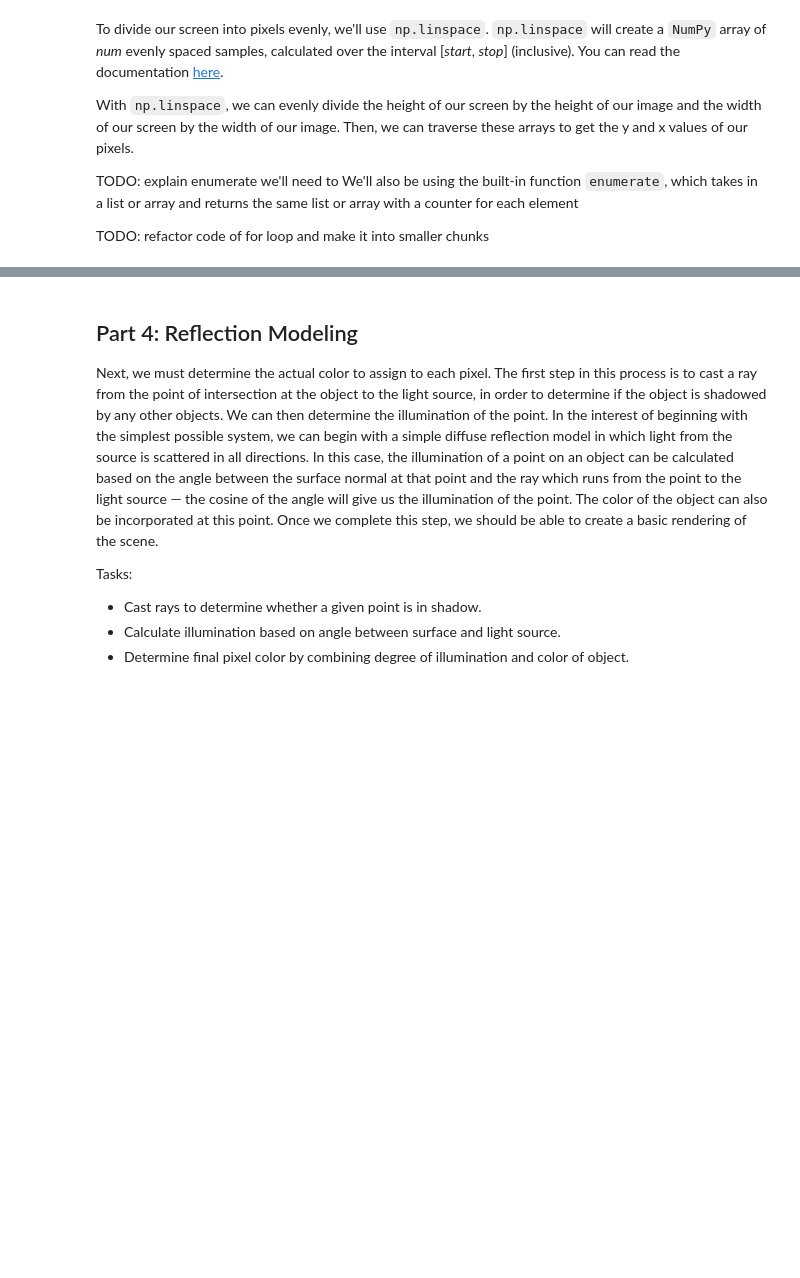
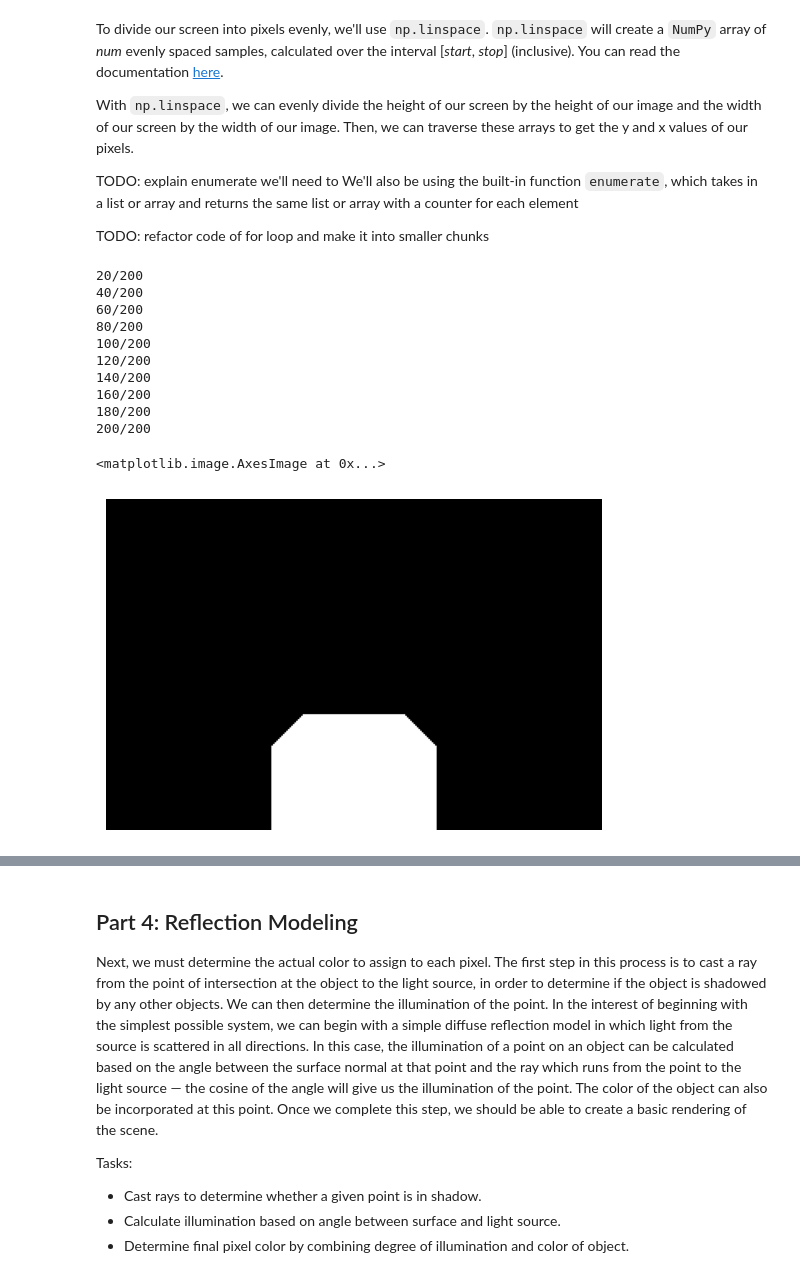
Before and after one commit to HMC-CS123-F23/cs-123-class-project-jade-lillian-ryan, a Jupyter notebook: project.ipynb, the cells around one changed output, grey strips where cells are left out. Cells and saved outputs as stored; diff of their text form; code cells hidden in the pictures; blank space fills up the shorter version.

Commit message:
cuboid w/ incorrect surface normals

```diff
--- a/project.ipynb
+++ b/project.ipynb
@@ -222,7 +266,6 @@ def normalize(vector):
 # %% [markdown]
 These functions calculate the vector representing when a ray bounces from an object, compute the distance of the intersection point to the ray's origin, find the normal vector to the object's surface from the ray, and determine what the nearest object is.
 # %%
-
 def reflected(vector, axis):
     return vector - 2 * np.dot(vector, axis) * axis
 
@@ -233,6 +276,8 @@ def get_distance(obj, ray_origin, ray_direction):
         return sphere_intersect(obj['center'], obj['radius'], ray_origin, ray_direction)
     elif obj['type'] == 'triangle':
         return tri_intersect(obj['vertex_a'], obj['vertex_b'], obj['vertex_c'], ray_origin, ray_direction)
+    elif obj['type'] == 'cuboid':
+        return cuboid_intersect(obj['min_p'], obj['max_p'], ray_origin, ray_direction)
 
 def get_normal_to_surface(obj, intersection):
     if obj['type'] == 'plane':
@@ -241,6 +286,9 @@ def get_normal_to_surface(obj, intersection):
         return normalize(intersection - obj['center'])
     elif obj['type'] == 'triangle':
         return normalize(np.cross((obj['vertex_c'] - obj['vertex_a']), (obj['vertex_b'] - obj['vertex_a'])))
+    elif obj['type'] == 'cuboid':
+        # TODO: Don't use this
+        return normalize(intersection - (obj['min_p'] + obj['max_p']) / 2)
 
 def nearest_intersected_object(objects, ray_origin, ray_direction):
     distances = [get_distance(obj, ray_origin, ray_direction) for obj in objects]
@@ -275,16 +323,18 @@ We initialize the objects that exist in the scene.
 
 # Creating objects
 objects = [
-    {'type': 'sphere', 'center': np.array([-0.2, 0, -1]), 'radius': 0.7, 'ambient': np.array([0.1, 0, 0]), 'diffuse': np.array([0.7, 0, 0]), 'specular': np.array([1, 1, 1]), 'shininess': 100, 'reflection': 0.5 },
-    {'type': 'sphere', 'center': np.array([0.1, -0.3, 0]), 'radius': 0.1, 'ambient': np.array([0.1, 0, 0.1]), 'diffuse': np.array([0.7, 0, 0.7]), 'specular': np.array([1, 1, 1]), 'shininess': 100, 'reflection': 0.5 },
-    {'type': 'sphere', 'center': np.array([-0.3, 0, 0]), 'radius': 0.15, 'ambient': np.array([0, 0.1, 0]), 'diffuse': np.array([0, 0.6, 0]), 'specular': np.array([1, 1, 1]), 'shininess': 100, 'reflection': 0.5 },
-    {'type': 'triangle', 'vertex_a': np.array([0.05, -0.1, 0.0]), 'vertex_b': np.array([0.3, -0.1, 0.0]), 'vertex_c': np.array([0.0, 0.15, 0.5]), 'ambient': np.array([0.5, 0.5, 0.5]), 'diffuse': np.array([0.6, 0.6, 0.6]), 'specular': np.array([0.5, 0.5, 0.5]), 'shininess': 100, 'reflection': 0.5 },
+    #{'type': 'sphere', 'center': np.array([-0.2, 0, -1]), 'radius': 0.7, 'ambient': np.array([0.1, 0, 0]), 'diffuse': np.array([0.7, 0, 0]), 'specular': np.array([1, 1, 1]), 'shininess': 100, 'reflection': 0.5 },
+    #{'type': 'sphere', 'center': np.array([0.1, -0.3, 0]), 'radius': 0.1, 'ambient': np.array([0.1, 0, 0.1]), 'diffuse': np.array([0.7, 0, 0.7]), 'specular': np.array([1, 1, 1]), 'shininess': 100, 'reflection': 0.5 },
+    #{'type': 'sphere', 'center': np.array([-0.3, 0, 0]), 'radius': 0.15, 'ambient': np.array([0, 0.1, 0]), 'diffuse': np.array([0, 0.6, 0]), 'specular': np.array([1, 1, 1]), 'shininess': 100, 'reflection': 0.5 },
+    #{'type': 'triangle', 'vertex_a': np.array([0.05, -0.1, 0.0]), 'vertex_b': np.array([0.3, -0.1, 0.0]), 'vertex_c': np.array([0.0, 0.15, 0.5]), 'ambient': np.array([0.5, 0.5, 0.5]), 'diffuse': np.array([0.6, 0.6, 0.6]), 'specular': np.array([0.5, 0.5, 0.5]), 'shininess': 100, 'reflection': 0.5 },
+    #{'type': 'triangle', 'vertex_b': np.array([0.05, -0.1, 0.0]), 'vertex_a': np.array([0.3, -0.1, 0.0]), 'vertex_c': np.array([0.0, 0.15, 0.5]), 'ambient': np.array([0.5, 0.5, 0.5]), 'diffuse': np.array([0.6, 0.6, 0.6]), 'specular': np.array([0.5, 0.5, 0.5]), 'shininess': 100, 'reflection': 0.5 },
+    {'type': 'cuboid', "min_p": np.array([-0.5, -1.5, -1.5]), "max_p": np.array([0.5, -0.5, -0.5]), 'ambient': np.array([0.5, 0.5, 0.5]), 'diffuse': np.array([0.6, 0.6, 0.6]), 'specular': np.array([0.5, 0.5, 0.5]), 'shininess': 100, 'reflection': 0.5 },
     # left
     # {'type': 'plane', 'position': np.array([1.1, 0.0, 0.0]), 'normal': np.array([1.0, 0.0, 0.0]), 'ambient': np.array([0.65, 0.05, 0.05]), 'diffuse': np.array([0.6, 0.6, 0.6]), 'specular': np.array([0, 0, 0]), 'shininess': 0, 'reflection': 0.0},
     # # right
     # {'type': 'plane', 'position': np.array([-1.1, 0.0, 0.0]), 'normal': np.array([-1.0, 0.0, 0.0]), 'ambient': np.array([0.12, 0.45, 0.15]), 'diffuse': np.array([0.6, 0.6, 0.6]), 'specular': np.array([0, 0, 0]), 'shininess': 0, 'reflection': 0.0},
     # # bottom
-    {'type': 'plane', 'position': np.array([0.0, -1.0, 0.0]), 'normal': np.array([0.0, 1.0, 0.0]), 'ambient': np.array([0.5, 0.5, 0.5]), 'diffuse': np.array([0.6, 0.6, 0.6]), 'specular': np.array([0.5, 0.5, 0.5]), 'shininess': 50, 'reflection': 0.5},
+    #{'type': 'plane', 'position': np.array([0.0, -1.0, 0.0]), 'normal': np.array([0.0, 1.0, 0.0]), 'ambient': np.array([0.5, 0.5, 0.5]), 'diffuse': np.array([0.6, 0.6, 0.6]), 'specular': np.array([0.5, 0.5, 0.5]), 'shininess': 50, 'reflection': 0.5},
     # # top
     # {'type': 'plane', 'position': np.array([0.0, -1.0, 0.0]), 'normal': np.array([0.0, -1.0, 0.0]), 'ambient': np.array([0.93, 0.93, 0.93]), 'diffuse': np.array([0.6, 0.6, 0.6]), 'specular': np.array([0, 0, 0]), 'shininess': 0, 'reflection': 0.0},
     # # far
@@ -309,6 +359,53 @@ TODO: explain enumerate
 we'll need to We'll also be using the built-in function `enumerate`, which takes in a list or array and returns the same list or array with a counter for each element
 
 TODO: refactor code of for loop and make it into smaller chunks
+# %%
+# RESET IMAGE! (not doing this was causing massive confusion)
+image = np.zeros((height, width, 3))
+
+for i, y in enumerate(np.linspace(screen[1], screen[3], height)):
+
+    for j, x in enumerate(np.linspace(screen[0], screen[2], width)):
+
+        # Image plane lies within the xy plane
+        pixel = np.array([x, y, 0])
+
+        # Set origin point. When implementing multiple bounces, the origin
+        # will become some point on an object.
+        origin = camera
+
+        # The ray runs from the origin through the current pixel
+        direction = normalize(pixel - origin)
+
+        # check for intersections
+        nearest_object, min_distance = nearest_intersected_object(objects, origin, direction)
+
+        # The ray intersects with no objects, so leave the pixel black
+        if nearest_object is None:
+            continue
+
+        # go single-channel for now
+        #image[i, j] = np.ones(3) * intensity
+        image[i, j] = np.ones(3)
+
+    if (i + 1) % (height // 10) == 0:
+        print(f"{i + 1}/{height}")
+
+plt.axis("off")
+plt.imshow(image)
+# %% [output]
+20/200
+40/200
+60/200
+80/200
+100/200
+120/200
+140/200
+160/200
+180/200
+200/200
+<matplotlib.image.AxesImage at 0x...>
+[figure, added]
 # %%
 # TODO! Not working code (outputs black image)
 image = np.zeros((height, width, 3))
```
Also changed, not shown: parts of 3 cells of this notebook.
